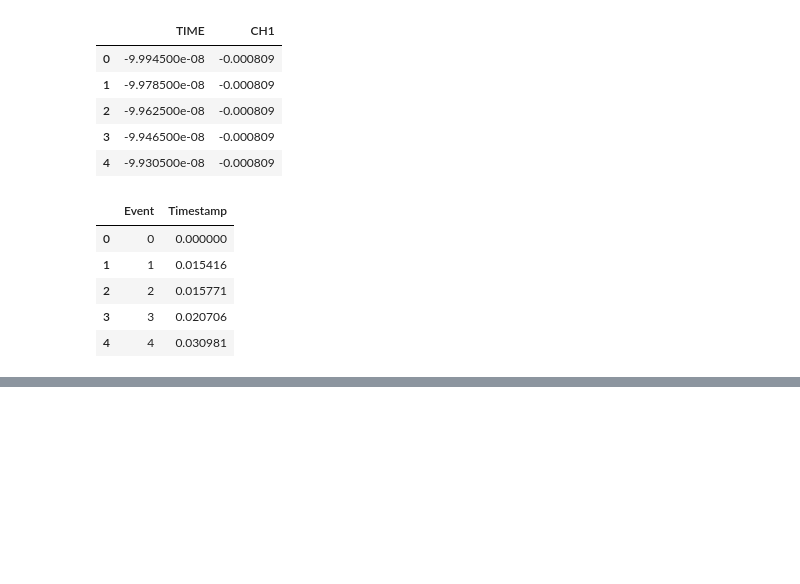
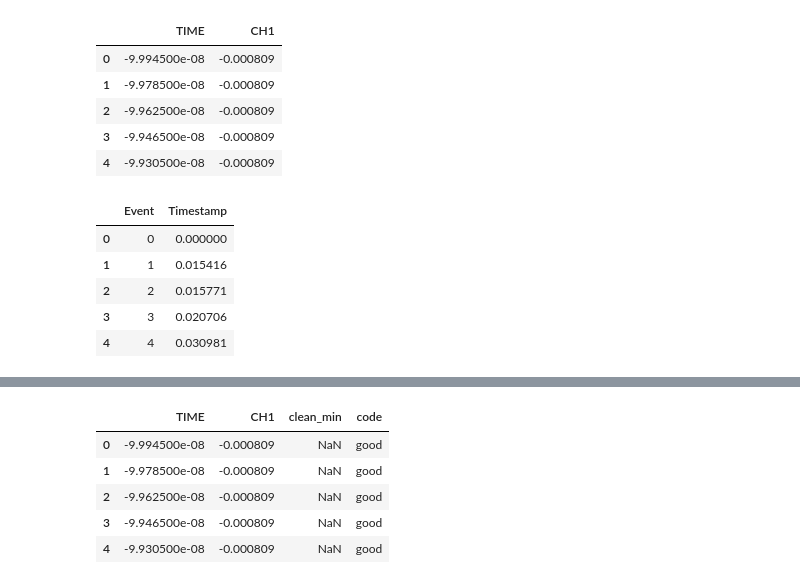
Before and after one commit to martina01natali/OOPROJECT, a Jupyter notebook: pyproj/branch_dcr/dcr_analysis.ipynb, the cells around one changed output, grey strips where cells are left out. Cells and saved outputs as stored; diff of their text form; code cells hidden in the pictures; blank space fills up the shorter version.

```diff
--- a/pyproj/branch_dcr/dcr_analysis.ipynb
+++ b/pyproj/branch_dcr/dcr_analysis.ipynb
@@ -728,0 +616,9 @@ wf_table.iloc[:,0].size
+# %%
+wf.head()
+# %% [output]
+|  | TIME | CH1 | clean_min | code |
+| 0 | -9.994500e-08 | -0.000809 | NaN | good |
+| 1 | -9.978500e-08 | -0.000809 | NaN | good |
+| 2 | -9.962500e-08 | -0.000809 | NaN | good |
+| 3 | -9.946500e-08 | -0.000809 | NaN | good |
+| 4 | -9.930500e-08 | -0.000809 | NaN | good |
```
Also changed, not shown: parts of 23 cells of this notebook, 1 other file.
